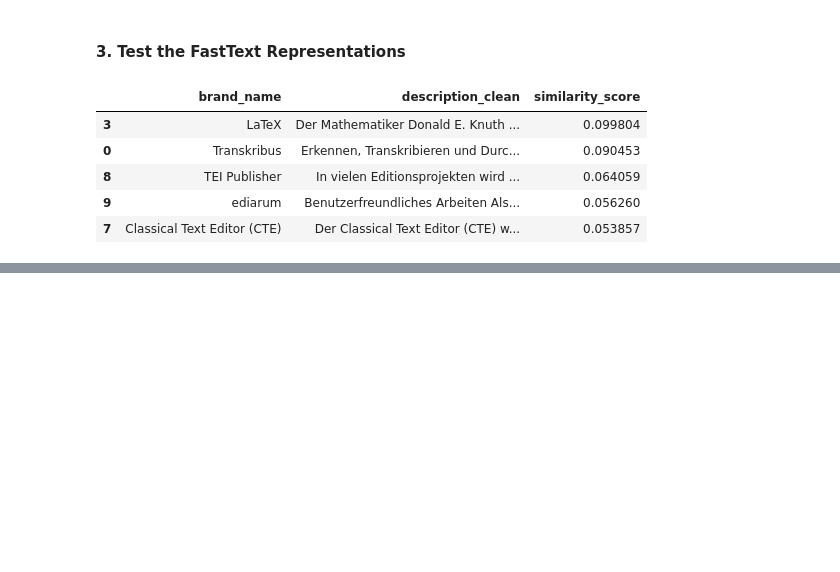
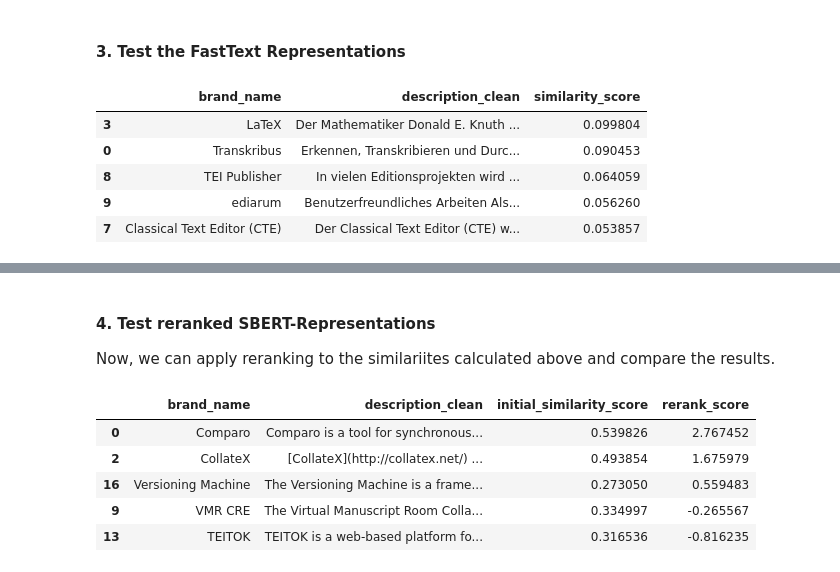
Before and after one commit to andwzn/retrieval-augmented-generation-experiment, a Jupyter notebook: rag_experiment_1.ipynb, the cells around one changed output, grey strips where cells are left out. Saved outputs shown, nothing was run; the diff lists cells and outputs as text; code cells hidden in the pictures; blank space fills up the shorter version.

Commit message:
Added SBERT and reranked SBERT

```diff
--- a/rag_experiment_1.ipynb
+++ b/rag_experiment_1.ipynb
@@ -811,0 +838,4 @@ with pd.option_context('display.max_colwidth', None):
+# %%
+import sentence_transformers
+sbert_model = sentence_transformers.SentenceTransformer('sentence-transformers/paraphrase-multilingual-MiniLM-L12-v2')
+cross_encoder_model = sentence_transformers.CrossEncoder("corrius/cross-encoder-mmarco-mMiniLMv2-L12-H384-v1")
@@ -811,0 +899,3 @@ with pd.option_context('display.max_colwidth', None):
+# %%
+# get vector representation of the query using the sbert model
+sbert_array = compute_sbert_embeddings_in_parallel(edition_software_info, "description", sbert_model, num_chunks=3)
@@ -811,0 +934,39 @@ with pd.option_context('display.max_colwidth', None):
+# %% [markdown]
+#### 4. Test reranked SBERT-Representations
+
+Now, we can apply reranking to the similariites calculated above and compare the results.
+# %%
+# Sort the results by similarity scores calculated using the sbert-representations in descending order
+result_df_sorted = result_df.sort_values(by='similarity_score', ascending=False)
+
+# Select the top N (e.g., top 20) results for reranking
+n = 20
+top_n_results = result_df_sorted.head(n)
+
+# Prepare the input pairs (query, document description) for the reranking model
+model_inputs = [[query, description] for description in top_n_results["description_clean"]]
+
+# Predict the relevance scores using the CrossEncoder model
+scores = cross_encoder_model.predict(model_inputs)
+
+# Create a DataFrame for reranked results
+reranked_results = pd.DataFrame({
+    "brand_name": top_n_results["brand_name"].values,
+    "description_clean": top_n_results["description_clean"].values,
+    "initial_similarity_score": top_n_results["similarity_score"].values,
+    "rerank_score": scores
+})
+
+# Sort the results by rerank score in descending order
+reranked_results_sorted = reranked_results.sort_values(by='rerank_score', ascending=False)
+
+# Display the top reranked results
+with pd.option_context('display.max_colwidth', None):
+    display(reranked_results_sorted[['brand_name', 'description_clean', 'initial_similarity_score', 'rerank_score']].head(5))
+# %% [output]
+|  | brand_name | description_clean | initial_similarity_score | rerank_score |
+| 0 | Comparo | Comparo is a tool for synchronous... | 0.539826 | 2.767452 |
+| 2 | CollateX | [CollateX](http://collatex.net/) ... | 0.493854 | 1.675979 |
+| 16 | Versioning Machine | The Versioning Machine is a frame... | 0.273050 | 0.559483 |
+| 9 | VMR CRE | The Virtual Manuscript Room Colla... | 0.334997 | -0.265567 |
+| 13 | TEITOK | TEITOK is a web-based platform fo... | 0.316536 | -0.816235 |
```
Also changed, not shown: parts of 17 cells of this notebook.
